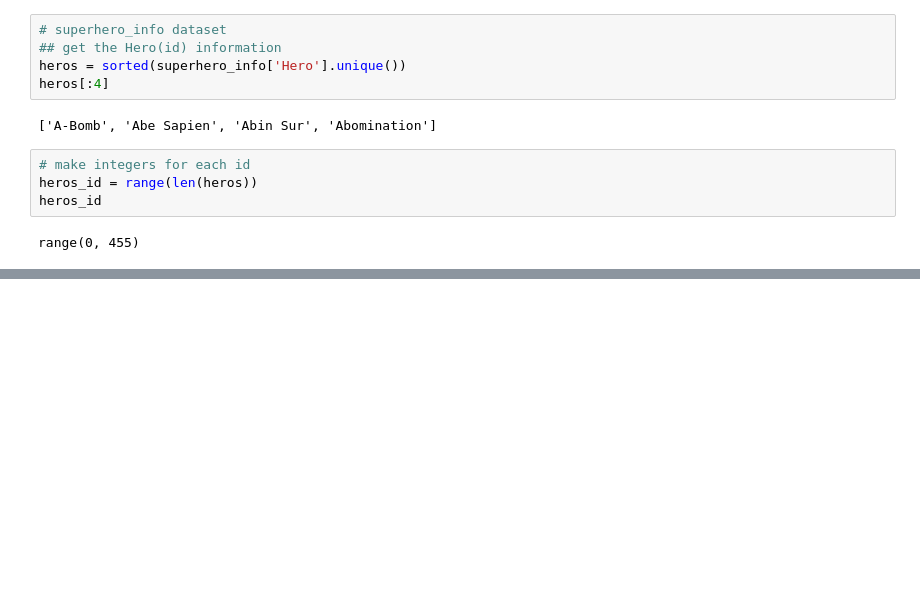
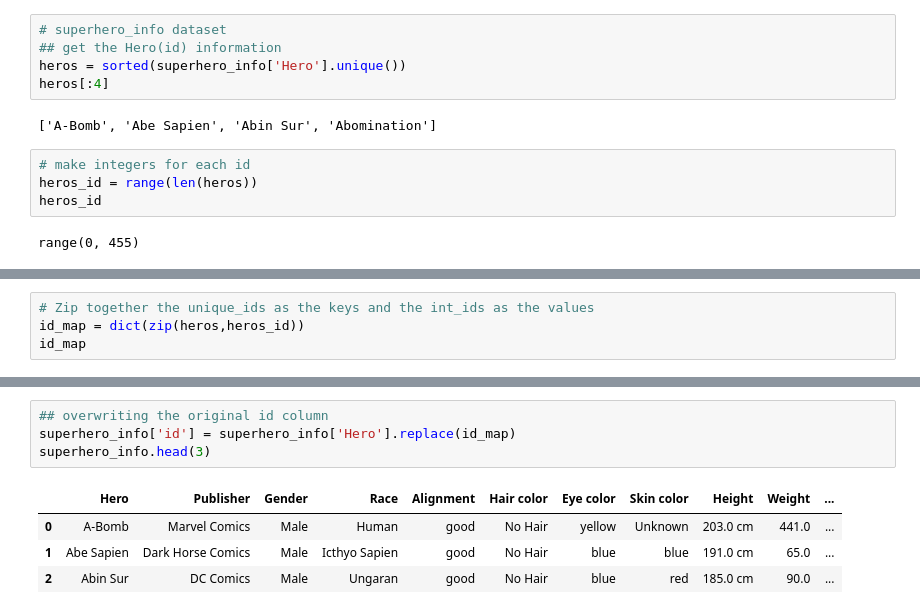
Before and after one commit to cole-beach/Applying-Advanced-Transformations, a Jupyter notebook: (Assignment)Applying Advanced Transformations.ipynb, the cells around one changed output, grey strips where cells are left out. Saved outputs shown, nothing was run; the diff lists cells and outputs as text; blank space fills up the shorter version.

```diff
--- a/(Assignment)Applying Advanced Transformations.ipynb
+++ b/(Assignment)Applying Advanced Transformations.ipynb
@@ -198,0 +220,4 @@ range(0, 455)
+# %%
+# Zip together the unique_ids as the keys and the int_ids as the values
+id_map = dict(zip(heros,heros_id))
+id_map
@@ -198,0 +263,9 @@ range(0, 455)
+# %%
+## overwriting the original id column
+superhero_info['id'] = superhero_info['Hero'].replace(id_map)
+superhero_info.head(3)
+# %% [output]
+|  | Hero | Publisher | Gender | Race | Alignment | Hair color | Eye color | Skin color | Height | Weight | ... |
+| 0 | A-Bomb | Marvel Comics | Male | Human | good | No Hair | yellow | Unknown | 203.0 cm | 441.0 | ... |
+| 1 | Abe Sapien | Dark Horse Comics | Male | Icthyo Sapien | good | No Hair | blue | blue | 191.0 cm | 65.0 | ... |
+| 2 | Abin Sur | DC Comics | Male | Ungaran | good | No Hair | blue | red | 185.0 cm | 90.0 | ... |
```
Also changed, not shown: parts of 6 cells of this notebook.
